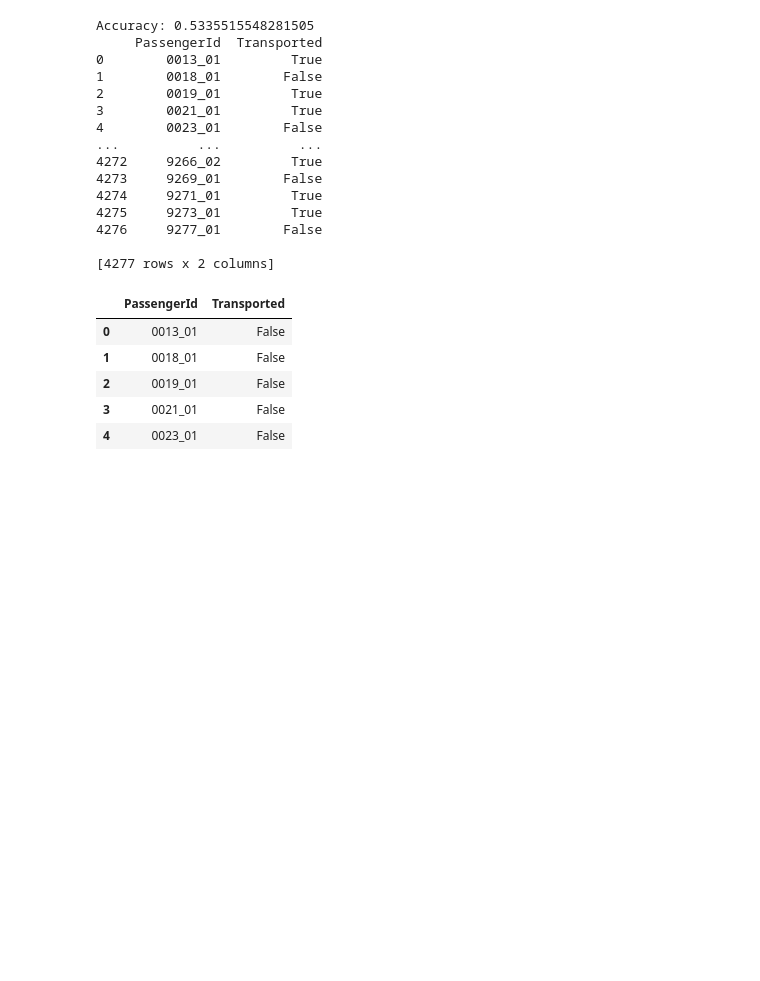
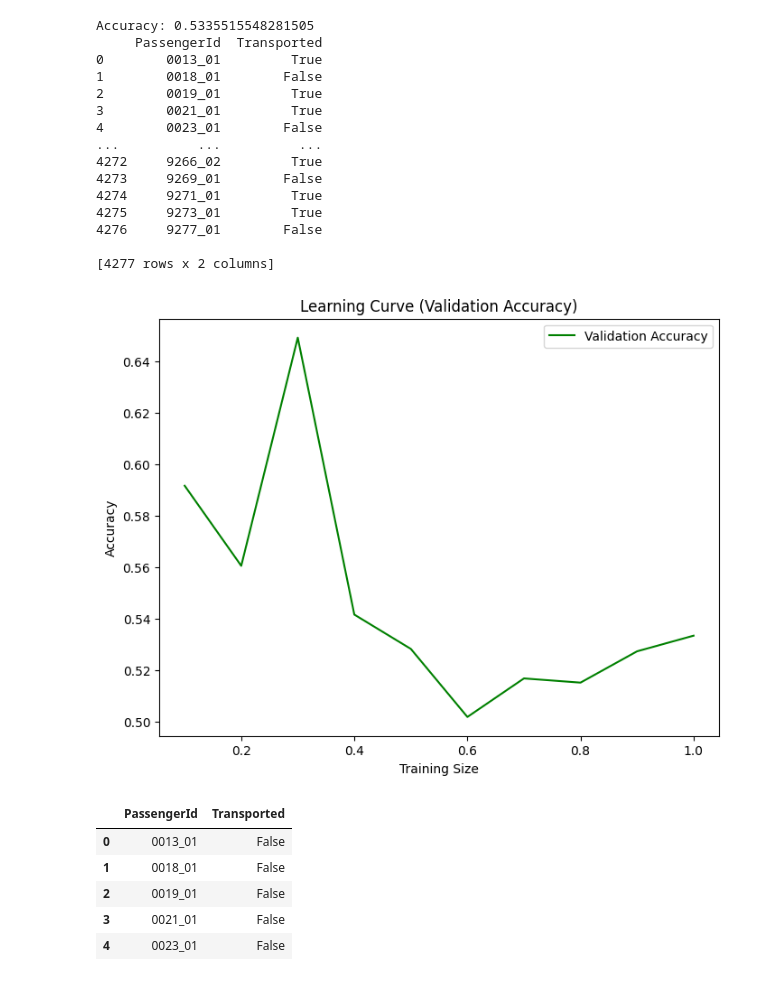
Before and after one commit to kaggle-challenge-group/machine_learning_model, a Jupyter notebook: kaggle_machine_lrnmodel.ipynb, the cells around one changed output. Cells and saved outputs as stored; diff of their text form; code cells hidden in the pictures; blank space fills up the shorter version.

```diff
--- a/kaggle_machine_lrnmodel.ipynb
+++ b/kaggle_machine_lrnmodel.ipynb
@@ -818,6 +801,23 @@ Accuracy: 0.5335515548281505
 4276     9277_01        False
 
 [4277 rows x 2 columns]
+# %%
+train_sizes = np.arange(0.1, 1.1, 0.1)
+test_scores = []
+
+for size in train_sizes:
+    model.fit(X_train[:int(size * len(X_train))], y_train[:int(size * len(y_train))])
+    test_scores.append(accuracy_score(sample_submission_df['Transported'], model.predict(test_data)))
+
+plt.figure(figsize=(8, 6))
+plt.plot(train_sizes, test_scores, label='Validation Accuracy', color='green')
+plt.xlabel('Training Size')
+plt.ylabel('Accuracy')
+plt.title('Learning Curve (Validation Accuracy)')
+plt.legend()
+plt.show()
+# %% [output]
+[figure, added]
 # %%
 sample_submission_df.head()
 # %% [output]
```
Also changed, not shown: parts of 14 cells of this notebook.
